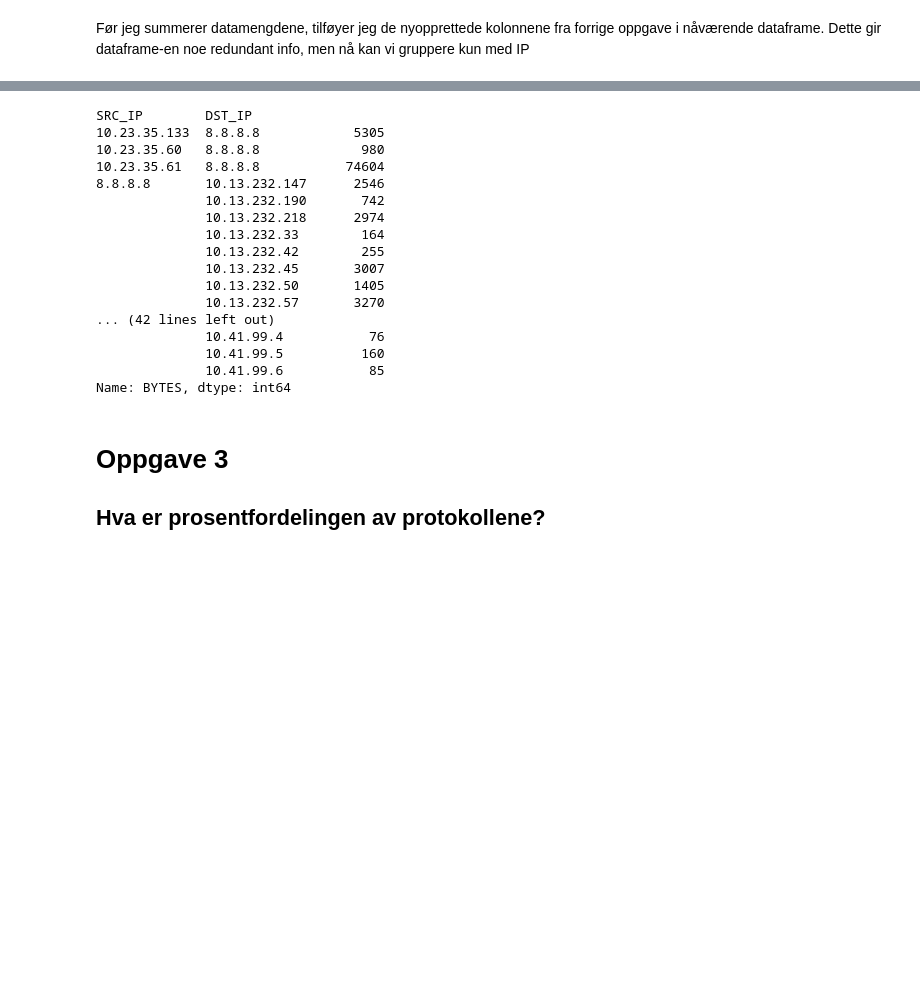
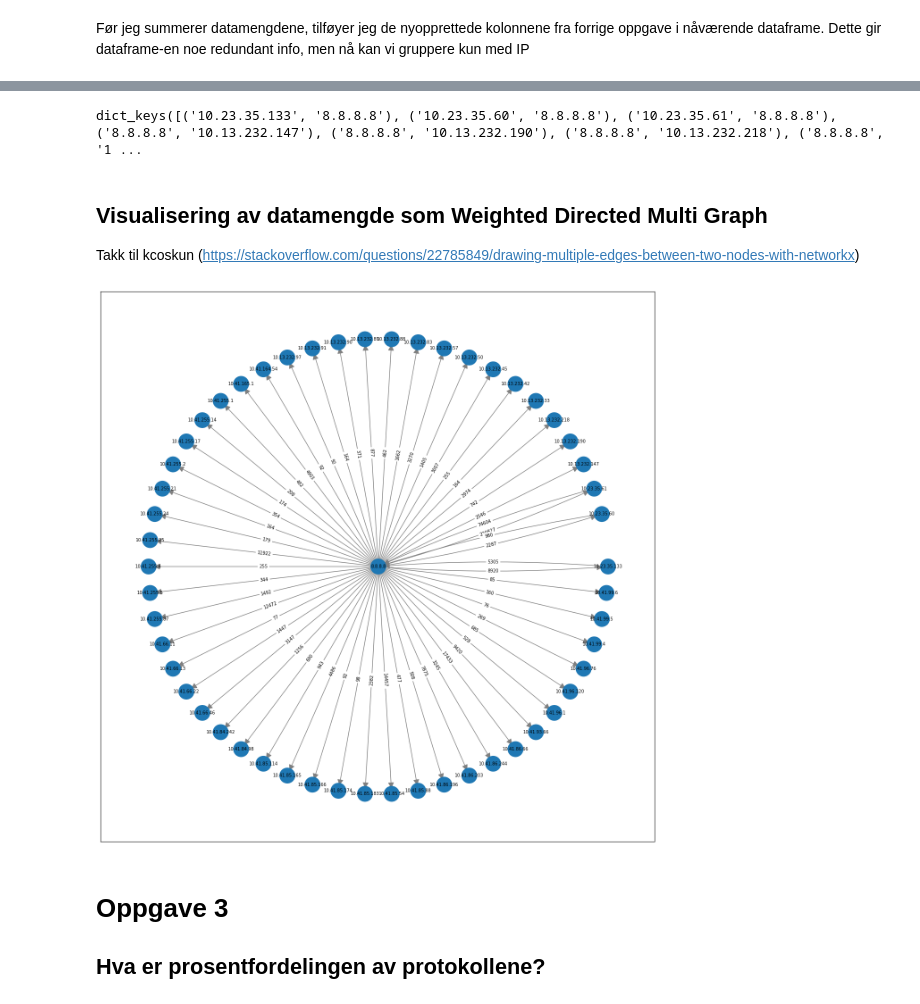
Before and after one commit to ilhseo/DATENG_import, a Jupyter notebook: dateng_1/dateng_1.ipynb, the cells around one changed output, grey strips where cells are left out. Drawn from its saved outputs; the diff is of its cells as text; code cells hidden in the pictures; blank space fills up the shorter version.

```diff
--- a/dateng_1/dateng_1.ipynb
+++ b/dateng_1/dateng_1.ipynb
@@ -35,23 +54,50 @@ total_data = new_df.groupby(["SRC_IP", "DST_IP"])['BYTES'].sum()
-# %%
-total_data
-# %% [output]
-SRC_IP        DST_IP
-10.23.35.133  8.8.8.8            5305
-10.23.35.60   8.8.8.8             980
-10.23.35.61   8.8.8.8           74604
-8.8.8.8       10.13.232.147      2546
-              10.13.232.190       742
-              10.13.232.218      2974
-              10.13.232.33        164
-              10.13.232.42        255
-              10.13.232.45       3007
-              10.13.232.50       1405
-              10.13.232.57       3270
-... (42 lines left out)
-              10.41.99.4           76
-              10.41.99.5          160
-              10.41.99.6           85
-Name: BYTES, dtype: int64
+# %%
+new_df.groupby(["SRC_IP", "DST_IP"])['BYTES'].indices.keys()
+# %% [output]
+dict_keys([('10.23.35.133', '8.8.8.8'), ('10.23.35.60', '8.8.8.8'), ('10.23.35.61', '8.8.8.8'), ('8.8.8.8', '10.13.232.147'), ('8.8.8.8', '10.13.232.190'), ('8.8.8.8', '10.13.232.218'), ('8.8.8.8', '1 ...
+# %% [markdown]
+## Visualisering av datamengde som Weighted Directed Multi Graph
+
+Takk til kcoskun (https://stackoverflow.com/questions/22785849/drawing-multiple-edges-between-two-nodes-with-networkx)
+# %%
+import networkx as nx
+import kco_netowrkx as kcnx
+#
+edges = list(new_df.groupby(["SRC_IP", "DST_IP"])['BYTES'].indices.keys())
+srcs = [edge[0] for edge in edges]
+dsts = [edge[1] for edge in edges]
+weights = total_data.tolist()
+
+g = nx.DiGraph()
+
+for src, dst, w in zip(srcs, dsts, weights):
+    g.add_edge(src, dst, weight = w)
+
+pos = nx.circular_layout(g)
+pos['8.8.8.8'] = np.array([0, 0])
+node_sizes = []
+for node in g.nodes():
+    if node == '8.8.8.8':
+        node_sizes.append(600)
+    else:
+        node_sizes.append(600)
+plt.figure(figsize=(16,16))
+nx.draw_networkx_nodes(g, pos, node_size=node_sizes)
+nx.draw_networkx_labels(g, pos, font_size=7)
+
+curved_edges = [edge for edge in g.edges() if reversed(edge) in g.edges()]
+straight_edges = list(set(g.edges()) - set(curved_edges))
+nx.draw_networkx_edges(g, pos, arrowsize=20, edge_color='grey', edgelist=straight_edges)
+nx.draw_networkx_edges(g, pos, edgelist=curved_edges, arrowsize=20, edge_color='grey', connectionstyle='arc3, rad=0.04')
+
+edge_weights = nx.get_edge_attributes(g, 'weight')
+curved_edge_labels = {edge: edge_weights[edge] for edge in curved_edges}
+straight_edge_labels = {edge: edge_weights[edge] for edge in straight_edges}
+kcnx.my_draw_networkx_edge_labels(g, pos, font_size=7, edge_labels=curved_edge_labels,rotate=True,rad = 0.04)
+nx.draw_networkx_edge_labels(g, pos, font_size=7, edge_labels=straight_edge_labels,rotate=True)
+print("")
+# %% [output]
+[figure, added]
 # %% [markdown]
 # Oppgave 3
 ## Hva er prosentfordelingen av protokollene?
```
Also changed, not shown: parts of 1 cell of this notebook, 5 other files.
